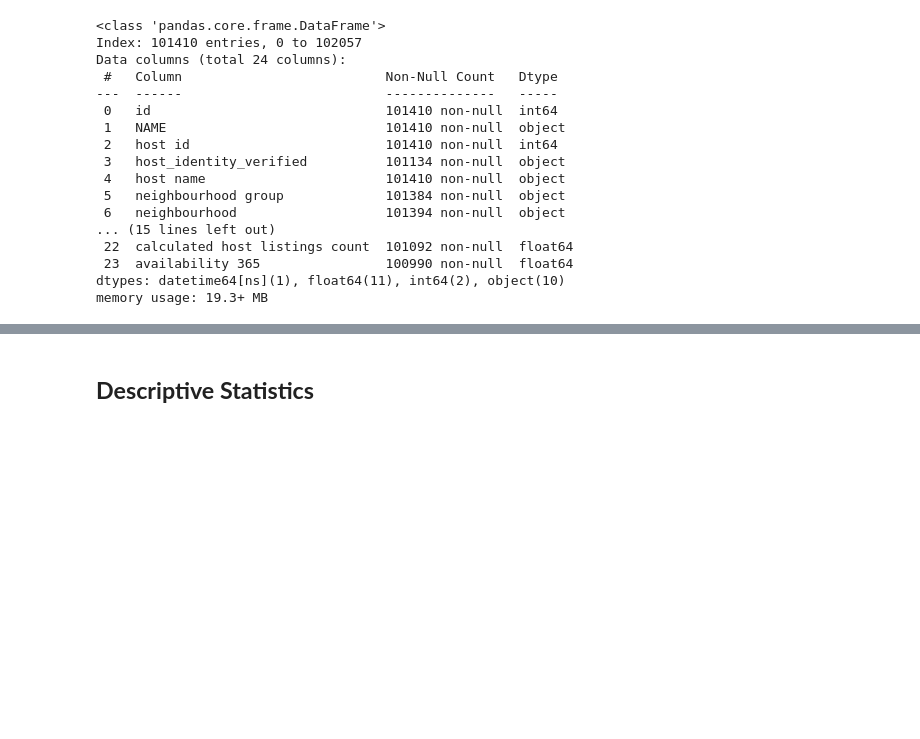
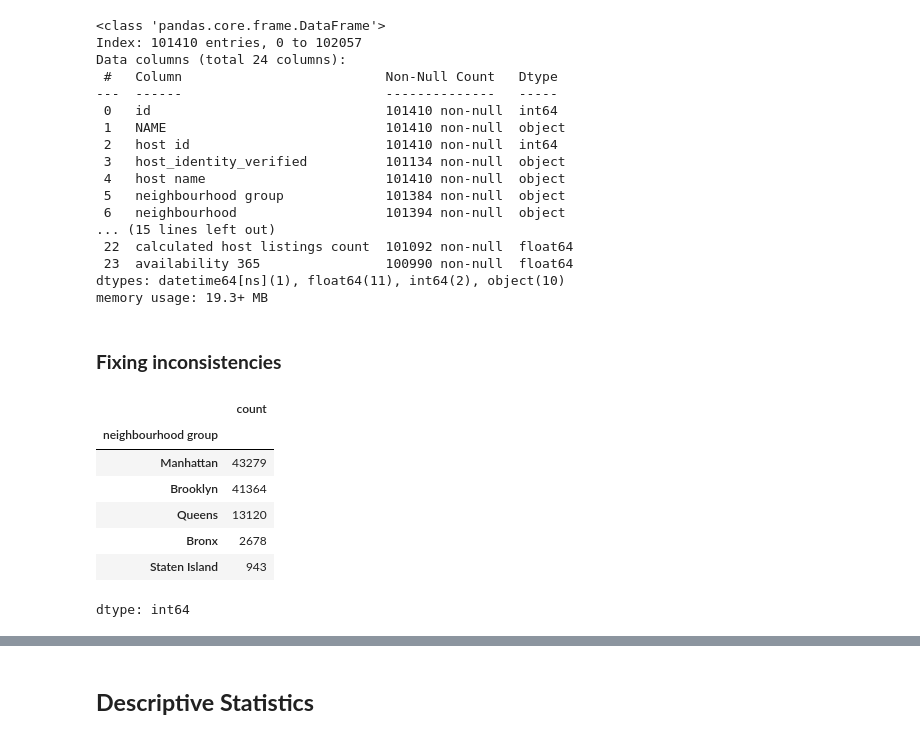
Before and after one commit to qureshibelal18/airbnb-data-analysis, a Jupyter notebook: AirBnb.ipynb, the cells around one changed output, grey strips where cells are left out. Saved outputs shown, nothing was run; the diff lists cells and outputs as text; code cells hidden in the pictures; blank space fills up the shorter version.

```diff
--- a/AirBnb.ipynb
+++ b/AirBnb.ipynb
@@ -166,3 +172,18 @@ Data columns (total 24 columns):
  23  availability 365                100990 non-null  float64
 dtypes: datetime64[ns](1), float64(11), int64(2), object(10)
 memory usage: 19.3+ MB
+# %% [markdown]
+### **Fixing inconsistencies**
+# %%
+df['neighbourhood group'] = df['neighbourhood group'].str.title()
+df['neighbourhood group'] = df['neighbourhood group'].replace({'Brookln': 'Brooklyn', 'Manhatan': 'Manhattan'})
+df['neighbourhood group'].value_counts()
+# %% [output]
+|  | count |
+| neighbourhood group |  |
+| Manhattan | 43279 |
+| Brooklyn | 41364 |
+| Queens | 13120 |
+| Bronx | 2678 |
+| Staten Island | 943 |
+dtype: int64
```
Also changed, not shown: parts of 6 cells of this notebook, 1 other file.
